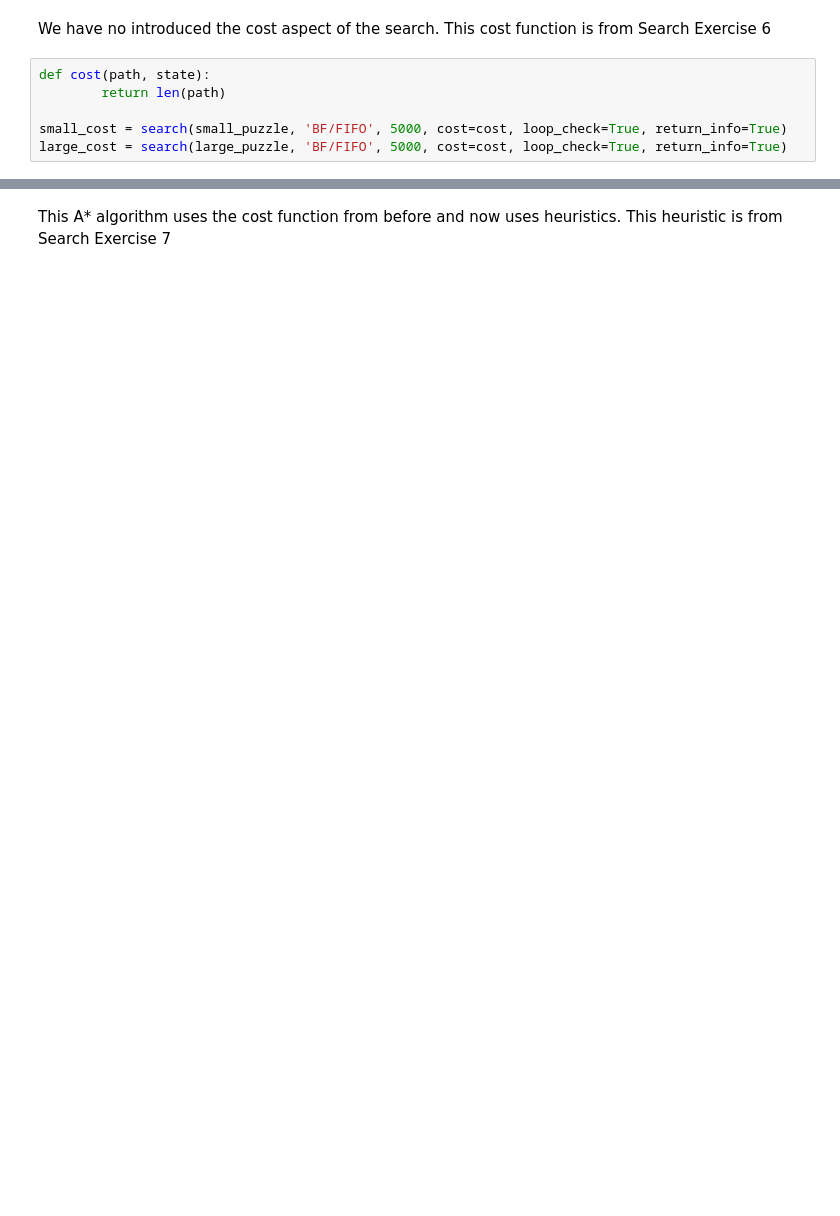
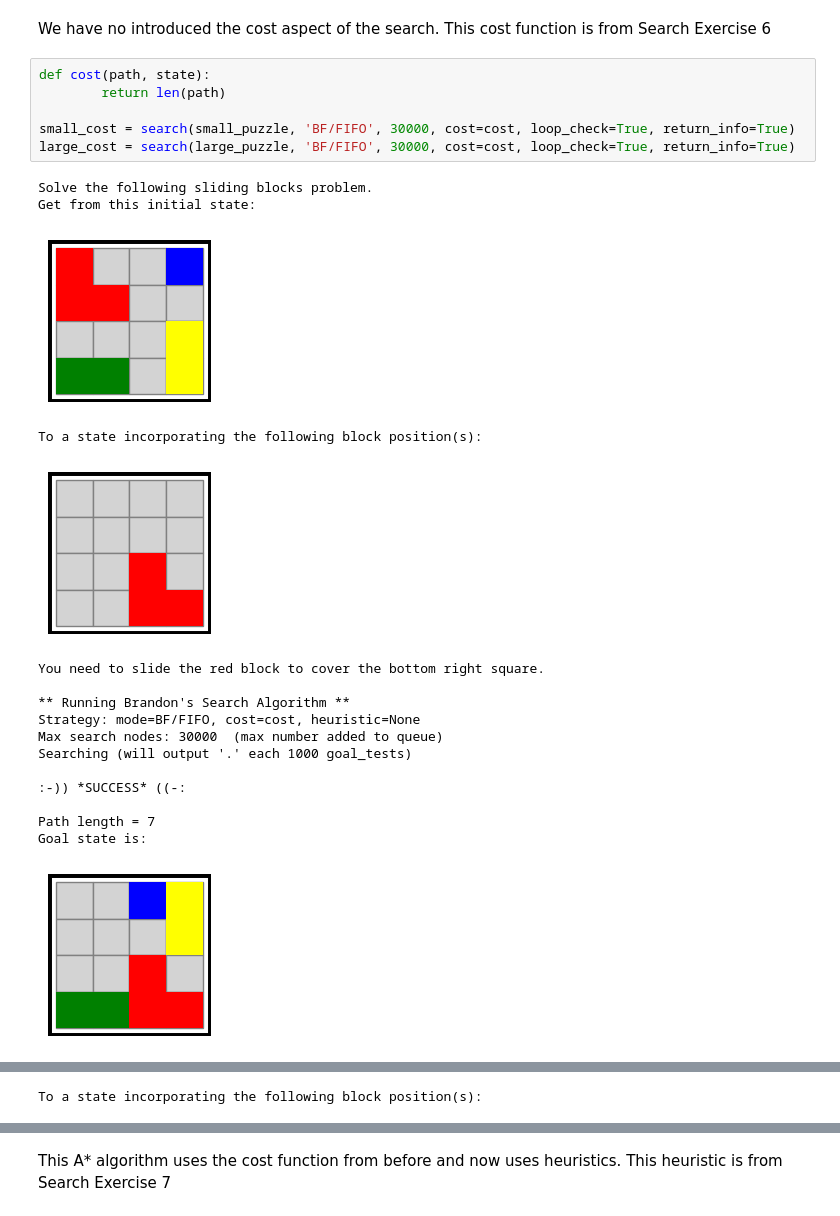
Before and after one commit to DarshanSajeev/COMP2611, a Jupyter notebook: report.ipynb, the cells around one changed output, grey strips where cells are left out. Drawn from its saved outputs; the diff is of its cells as text; blank space fills up the shorter version.

```diff
--- a/report.ipynb
+++ b/report.ipynb
@@ -263,6 +466,24 @@ We have no introduced the cost aspect of the search. This cost function is from
 # %%
 def cost(path, state):
         return len(path)
 
-small_cost = search(small_puzzle, 'BF/FIFO', 5000, cost=cost, loop_check=True, return_info=True)
-large_cost = search(large_puzzle, 'BF/FIFO', 5000, cost=cost, loop_check=True, return_info=True)
+small_cost = search(small_puzzle, 'BF/FIFO', 30000, cost=cost, loop_check=True, return_info=True)
+large_cost = search(large_puzzle, 'BF/FIFO', 30000, cost=cost, loop_check=True, return_info=True)
+# %% [output]
+Solve the following sliding blocks problem.
+Get from this initial state:
+[figure, added]
+To a state incorporating the following block position(s):
+[figure, added]
+You need to slide the red block to cover the bottom right square.
+
+** Running Brandon's Search Algorithm **
+Strategy: mode=BF/FIFO, cost=cost, heuristic=None
+Max search nodes: 30000  (max number added to queue)
+Searching (will output '.' each 1000 goal_tests)
+
+:-)) *SUCCESS* ((-:
+
+Path length = 7
+Goal state is:
+[figure, added]
@@ -268,0 +508 @@ large_cost = search(large_puzzle, 'BF/FIFO', 5000, cost=cost, loop_check=True, r
+To a state incorporating the following block position(s):
```
Also changed, not shown: parts of 18 cells of this notebook, 1 other file.
